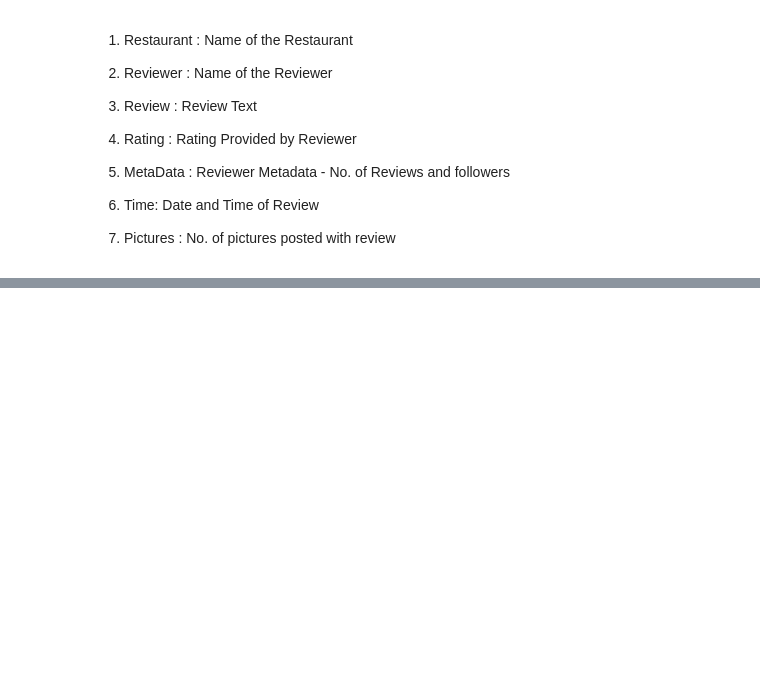
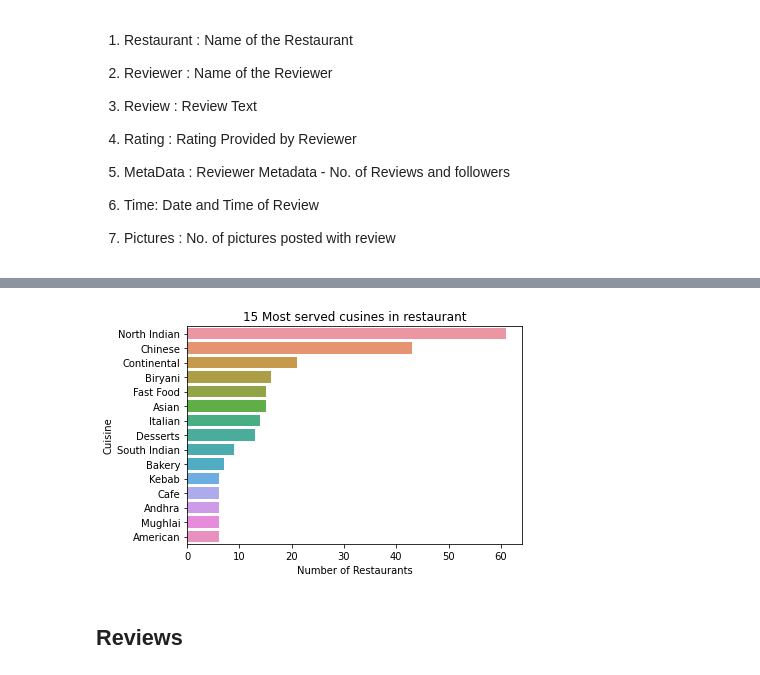
Before and after one commit to prabindebnath25/Zomato_Restaurant_Clustering_And_Sentiment_Analysis, a Jupyter notebook: Zomato_Restaurant_Clustering_and_Sentiment_Analysis.ipynb, the cells around one changed output, grey strips where cells are left out. Drawn from its saved outputs; the diff is of its cells as text; code cells hidden in the pictures; blank space fills up the shorter version.

```diff
--- a/Zomato_Restaurant_Clustering_and_Sentiment_Analysis.ipynb
+++ b/Zomato_Restaurant_Clustering_and_Sentiment_Analysis.ipynb
@@ -48,0 +362,4 @@ Merge this dataset with Names and Matadata and then use for sentiment analysis p
+# %%
+# spliting the cusines and storing in list
+cuisine_list=meta_df.Cuisines.str.split(', ')
+cuisine_list
@@ -48,0 +379,9 @@ Merge this dataset with Names and Matadata and then use for sentiment analysis p
+# %%
+# storing all the cusines in a dict
+cuis_dict = {}
+for names in cuisine_list:
+    for name in names:
+        if (name in cuis_dict):
+            cuis_dict[name]+=1
+        else:
+            cuis_dict[name]=1
@@ -48,0 +408,3 @@ Merge this dataset with Names and Matadata and then use for sentiment analysis p
+# %%
+# converting the dict to a data frame
+cuis_df=pd.DataFrame.from_dict([cuis_dict]).transpose().reset_index().rename(columns={'index':'Cuisine',0:'Number of Restaurants'})
@@ -48,0 +431,12 @@ Merge this dataset with Names and Matadata and then use for sentiment analysis p
+# %%
+# graph for most cusines served in restaurant
+sns.barplot(y='Cuisine',
+            x="Number of Restaurants",
+            data=cuis_df,
+            order=cuis_df.sort_values('Number of Restaurants',ascending=False).Cuisine[:15])
+plt.title('15 Most served cusines in restaurant')
+plt.show()
+# %% [output]
+[figure, added]
+# %% [markdown]
+## Reviews
```
Also changed, not shown: parts of 79 cells of this notebook.
